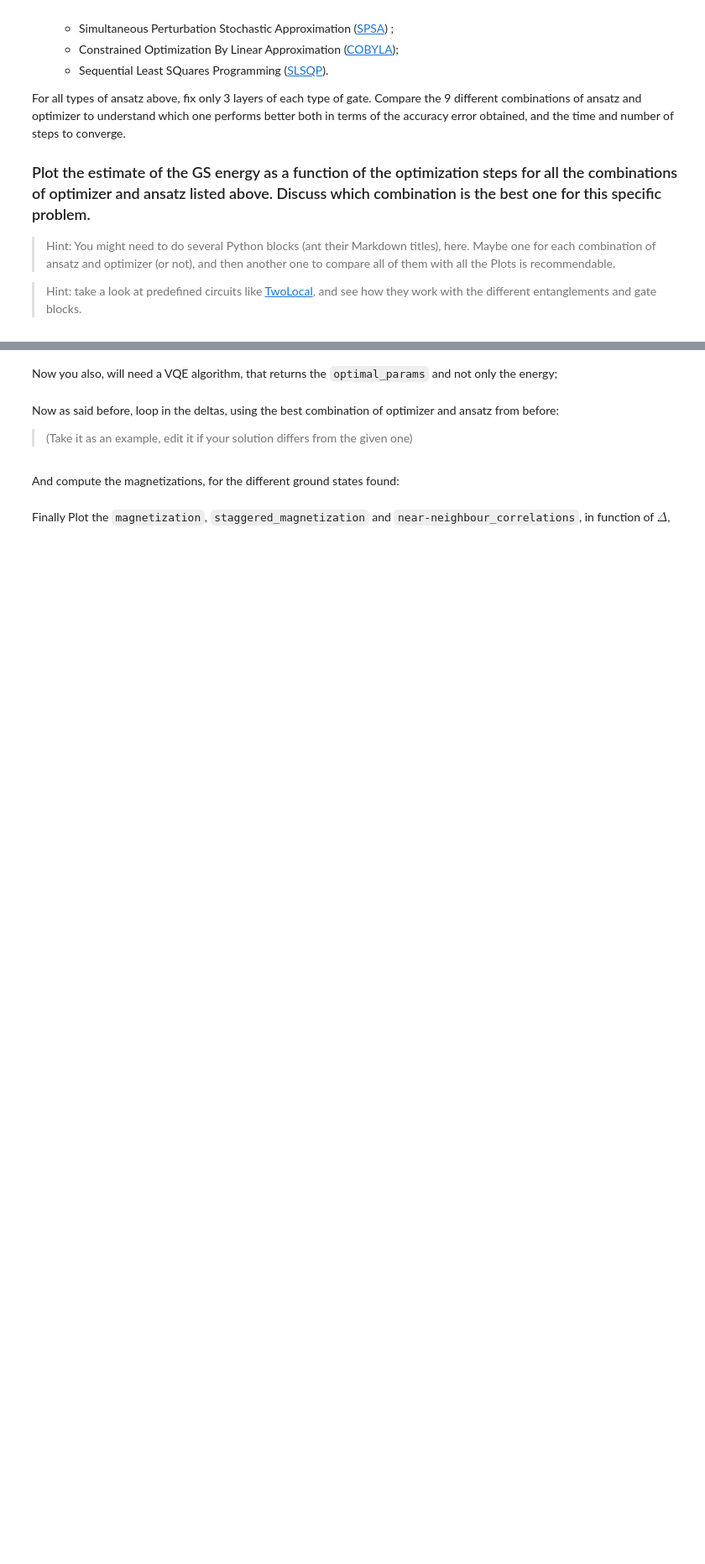
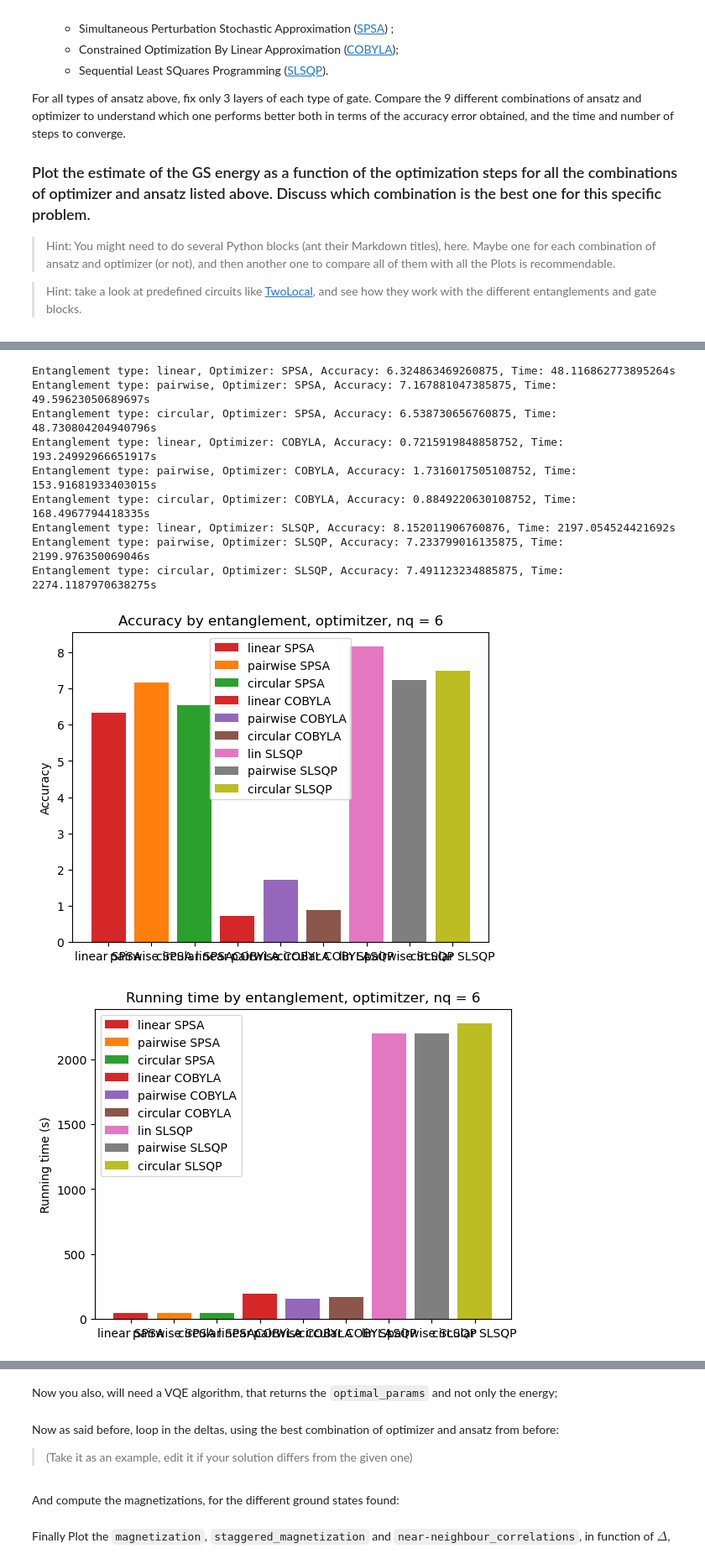
Before and after one commit to quantummasterbarcelonacode/fall-fest-24, a Jupyter notebook: notebooks/challenges/XXZ_Heisenberg_model/PhysicsChallenge.ipynb, the cells around one changed output, grey strips where cells are left out. Shown at 84% size. Saved outputs shown, nothing was run; the diff lists cells and outputs as text; code cells hidden in the pictures; blank space fills up the shorter version.

```diff
--- a/notebooks/challenges/XXZ_Heisenberg_model/PhysicsChallenge.ipynb
+++ b/notebooks/challenges/XXZ_Heisenberg_model/PhysicsChallenge.ipynb
@@ -430,0 +566,60 @@ Entanglement type: circular, Optimizer: SLSQP, Accuracy: 7.266513859885892, Time
+# %%
+import time
+import itertools
+
+entanglement_list = ["linear", "pairwise", "circular"]
+optimizer_list = [SPSA(), COBYLA(), SLSQP()] # with default maxiter
+
+nqubits = 12
+delta = -2
+nlayers = 3
+
+anti_fm_hamiltonian = nqubit_XXZ_hamiltonian(nqubits, delta)
+
+accuracy = []
+time_ls = []
+with open('VQE_data_inp0.txt', 'w') as fitxer2:
+    for optimizer, entanglement_type in list(itertools.product(optimizer_list, entanglement_list)):
+        ansatz_anti_fm = create_ansatz_vqe(nqubits, entanglement_type, nlayers)
+        initial_params = np.zeros(ansatz_anti_fm.num_parameters,) # initial parameters -> 0
+        start = time.time()
+        anti_fm_vqe_energy = nqubit_anti_fm_gs_energy_vqe(anti_fm_hamiltonian, ansatz_anti_fm, initial_params, optimizer)
+        end = time.time()
+        accuracy.append(abs(anti_fm_vqe_energy-anti_fm_numerical_energy))
+        time_ls.append(end-start)
+        print(f"Entanglement type: {entanglement_type}, Optimizer: {optimizer.__class__.__name__}, Accuracy: {accuracy[-1]}, Time: {time_ls[-1]}s")
+        fitxer2.write(f"Entanglement type: {entanglement_type}, Optimizer: {optimizer.__class__.__name__}, Accuracy: {accuracy[-1]}, Time: {time_ls[-1]}s \n")
+    #Accuracy
+    fig, ax = plt.subplots()
+    test = ['linear SPSA', 'pairwise SPSA', 'circular SPSA', 'linear COBYLA', 'pairwise COBYLA', 'circular COBYLA', 'lin SLSQP', 'pairwise SLSQP', 'circular SLSQP' ]
+    col = ['tab:red', 'tab:orange', 'tab:green', 'tab:red', 'tab:purple', 'tab:brown', 'tab:pink', 'tab:gray', 'tab:olive']
+    ac = accuracy
+    ax.bar(test, ac , label = test, color = col)
+    ax.set_ylabel('Accuracy')
+    ax.set_title('Accuracy by entanglement, optimitzer, nq = ' + str(num))
+    ax.legend()
+    plt.show()
+
+    #Time
+    fig, ax = plt.subplots()
+    t = time_ls
+    ax.bar(test, t, label = test, color = col)
+    ax.set_ylabel('Running time (s)')
+    ax.set_title('Running time by entanglement, optimitzer, nq = ' + str(num))
+    ax.legend()
+    plt.show()
+
+    # This has been executed with 3 qubits and 1 layer for provisional testing, as my laptop takes too long to run it with 12 qubits and 3 layers
+    # That's why the accuracy is very high, as it's comparing the gs energy of the 12 qubit system with the 3 qubit system
+# %% [output]
+Entanglement type: linear, Optimizer: SPSA, Accuracy: 6.324863469260875, Time: 48.116862773895264s
+Entanglement type: pairwise, Optimizer: SPSA, Accuracy: 7.167881047385875, Time: 49.59623050689697s
+Entanglement type: circular, Optimizer: SPSA, Accuracy: 6.538730656760875, Time: 48.730804204940796s
+Entanglement type: linear, Optimizer: COBYLA, Accuracy: 0.7215919848858752, Time: 193.24992966651917s
+Entanglement type: pairwise, Optimizer: COBYLA, Accuracy: 1.7316017505108752, Time: 153.91681933403015s
+Entanglement type: circular, Optimizer: COBYLA, Accuracy: 0.8849220630108752, Time: 168.4967794418335s
+Entanglement type: linear, Optimizer: SLSQP, Accuracy: 8.152011906760876, Time: 2197.054524421692s
+Entanglement type: pairwise, Optimizer: SLSQP, Accuracy: 7.233799016135875, Time: 2199.976350069046s
+Entanglement type: circular, Optimizer: SLSQP, Accuracy: 7.491123234885875, Time: 2274.1187970638275s
+[figure, added]
+[figure, added]
```
Also changed, not shown: parts of 10 cells of this notebook, 5 other files.
